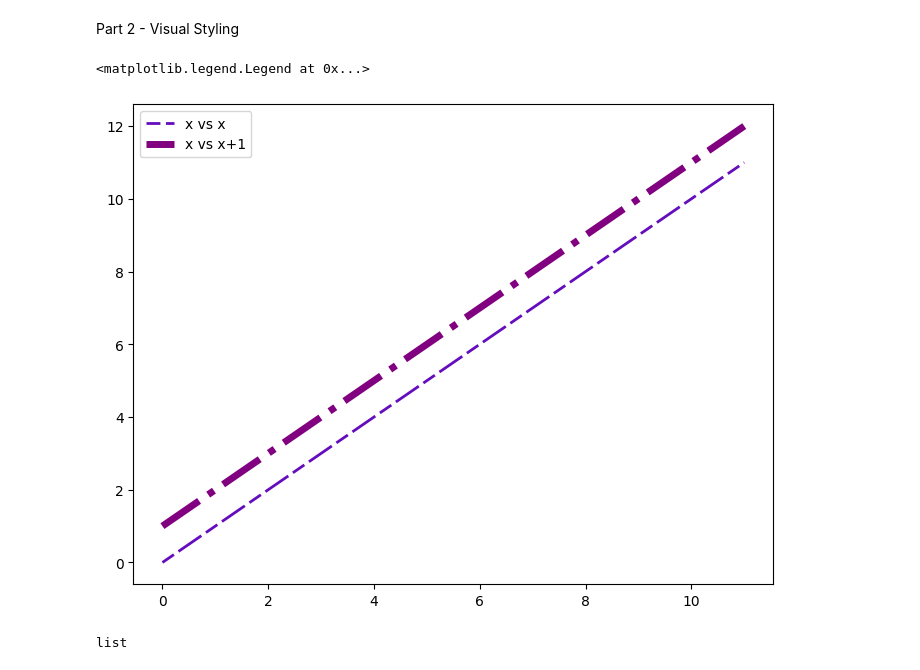
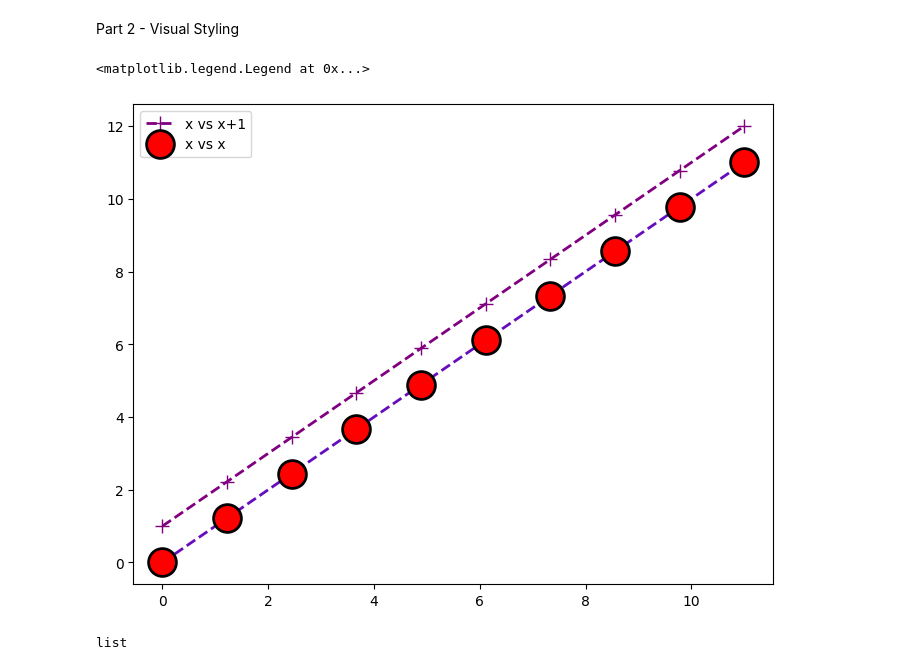
Before and after one commit to RagnarOkayy/DataAnalysisPython, a Jupyter notebook: UdemyMatPlotLib2.ipynb, the cells around one changed output. Saved outputs shown, nothing was run; the diff lists cells and outputs as text; code cells hidden in the pictures.

```diff
--- a/UdemyMatPlotLib2.ipynb
+++ b/UdemyMatPlotLib2.ipynb
@@ -23,22 +23,29 @@ Part 2 - Visual Styling
 # %%
 fig = plt.figure()
 ax = fig.add_axes([0,0,1,1])
 
 # you can pass rgb hex code
 # lw is like a ratio, 1 is default , 1.5 is 50% thicker than default
 # there are possible linestyles - ls
 # you can also set custom line styles
 # ax.plot(x,x, color='#650dbd', label = 'x vs x', lw=1, ls = ':')
+# we arent plottig straight lines, we use the marker method to empathize the points
 
-lines = ax.plot(x, x, color='#650dbd', label = 'x vs x', lw = 2)
-lines[0].set_dashes([1,1,1,2,3,5]) # how many solid and then blank points
-lines[0].set_dashes([5,2,10,2]) # 5 fill 2 blank 10 fill 2 blank
+#lines = ax.plot(x, x, color='#650dbd', label = 'x vs x', lw = 2)
+#lines[0].set_dashes([1,1,1,2,3,5]) # how many solid and then blank points
+#lines[0].set_dashes([5,2,10,2]) # 5 fill 2 blank 10 fill 2 blank
 # in this ccase 1 solid 1 blank 1 solid 2 blank 3 solid and 5 blanks
-ax.plot(x,x+1, color='purple', label = 'x vs x+1', lw=5, ls = '-.')
+# ms stands for markersize
+# markeredgewitdh, margeredgecolor, markerfacecolor
+
+ax.plot(x,x+1, color='purple', label = 'x vs x+1', lw = 2, ls = '--', marker = '+' ,ms = 10)
+
+ax.plot(x, x, color='#650dbd', label = 'x vs x', ls = '--', lw = 2, marker = 'o',ms = 20, markerfacecolor = 'red', markeredgewidth= 2, markeredgecolor = 'black')
+
 ax.legend()
 # %% [output]
 <matplotlib.legend.Legend at 0x...>
-[figure, old version]
+[figure, new version]
 # %%
 type(lines) # this is a list object
 # %% [output]
```
Also changed, not shown: parts of 1 cell of this notebook, 3 other files.
